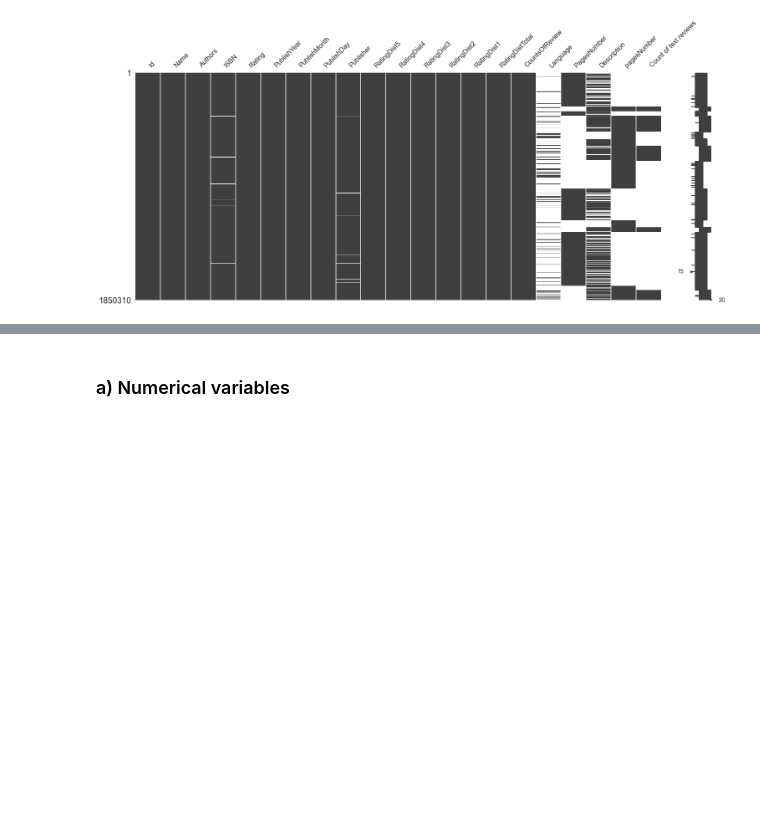
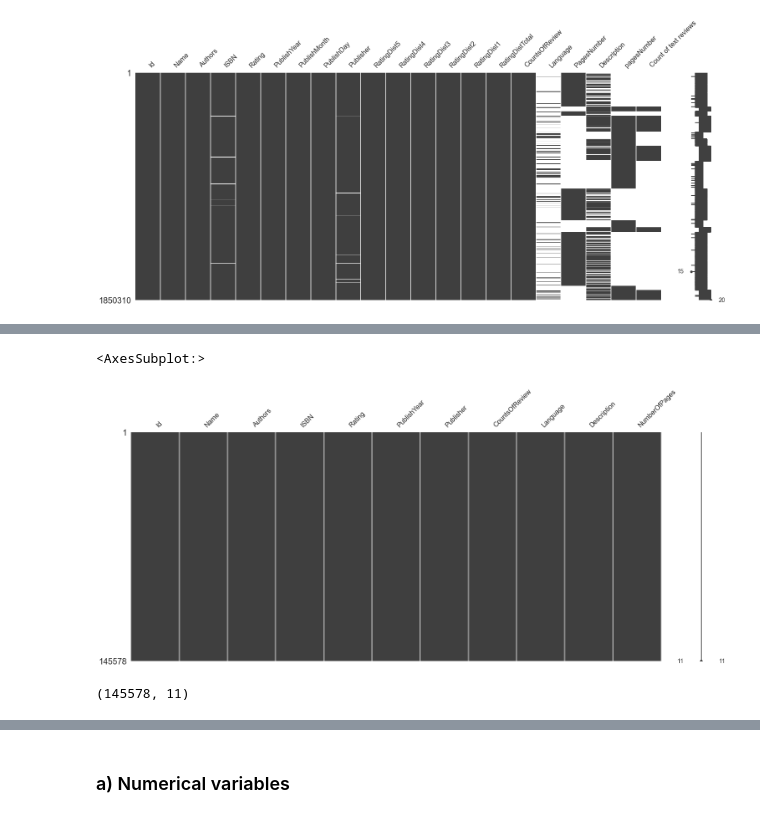
Before and after one commit to cecilegltslmcs/recommender_sys_books, a Jupyter notebook: P7_01_notebookcleaning.ipynb, the cells around one changed output, grey strips where cells are left out. Cells and saved outputs as stored; diff of their text form; code cells hidden in the pictures; blank space fills up the shorter version.

```diff
--- a/P7_01_notebookcleaning.ipynb
+++ b/P7_01_notebookcleaning.ipynb
@@ -64,0 +68,9 @@ merged_books.head()
+# %%
+msno.matrix(merged_books)
+# %% [output]
+<AxesSubplot:>
+[figure, added]
+# %%
+merged_books.shape
+# %% [output]
+(145578, 11)
```
Also changed, not shown: parts of 24 cells of this notebook.
